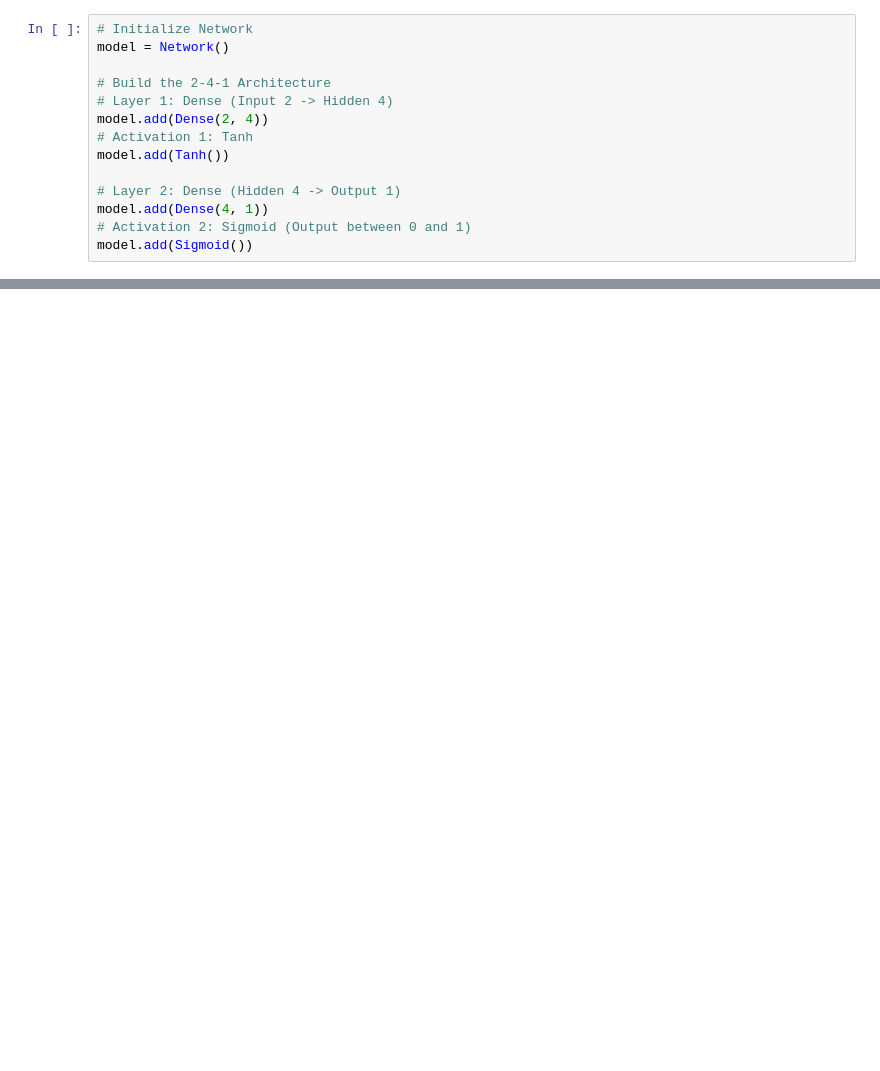
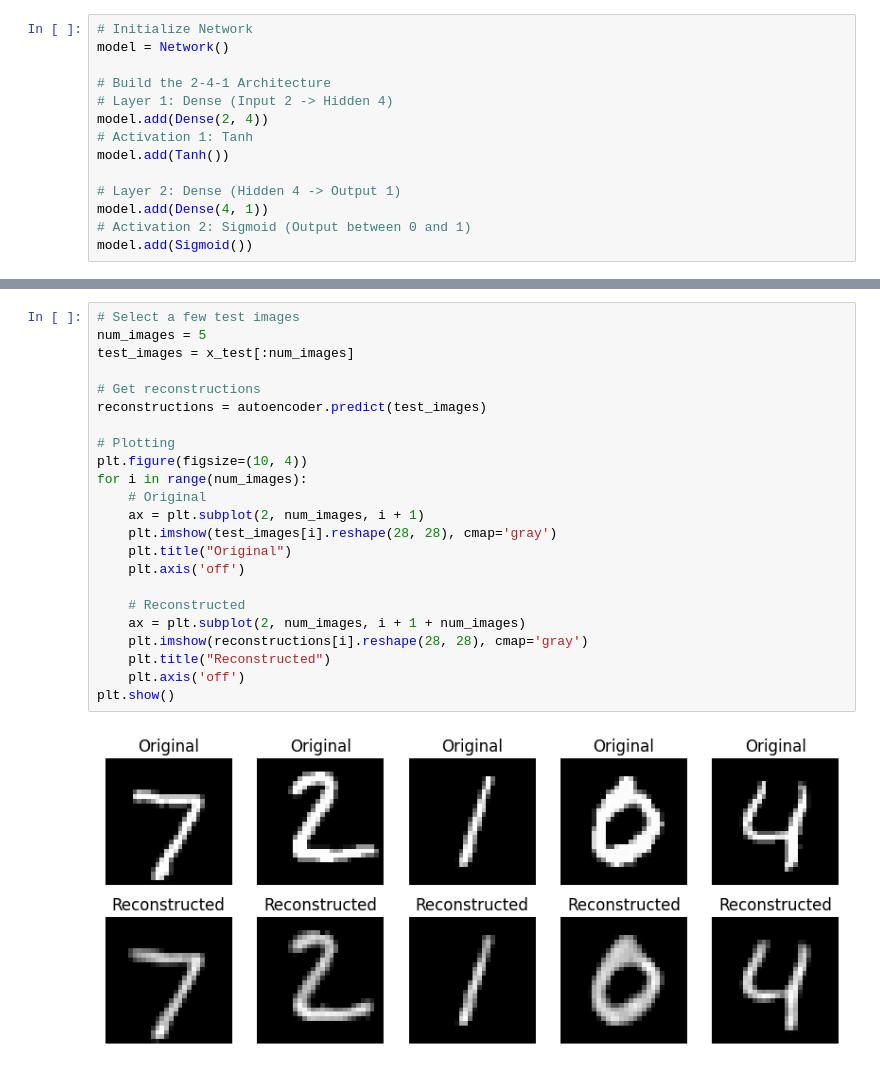
Before and after one commit to mmaarrwa/neural-network-library, a Jupyter notebook: notebooks/project_demo.ipynb, the cells around one changed output, grey strips where cells are left out. Cells and saved outputs as stored; diff of their text form; blank space fills up the shorter version.

```diff
--- a/notebooks/project_demo.ipynb
+++ b/notebooks/project_demo.ipynb
@@ -210,0 +363,25 @@ Input: (-3, -3) | True: [0] | Pred: 0.9838 | Class: 1
+# %%
+# Select a few test images
+num_images = 5
+test_images = x_test[:num_images]
+
+# Get reconstructions
+reconstructions = autoencoder.predict(test_images)
+
+# Plotting
+plt.figure(figsize=(10, 4))
+for i in range(num_images):
+    # Original
+    ax = plt.subplot(2, num_images, i + 1)
+    plt.imshow(test_images[i].reshape(28, 28), cmap='gray')
+    plt.title("Original")
+    plt.axis('off')
+
+    # Reconstructed
+    ax = plt.subplot(2, num_images, i + 1 + num_images)
+    plt.imshow(reconstructions[i].reshape(28, 28), cmap='gray')
+    plt.title("Reconstructed")
+    plt.axis('off')
+plt.show()
+# %% [output]
+[figure, added]
```
Also changed, not shown: parts of 72 cells of this notebook, 3 other files.
